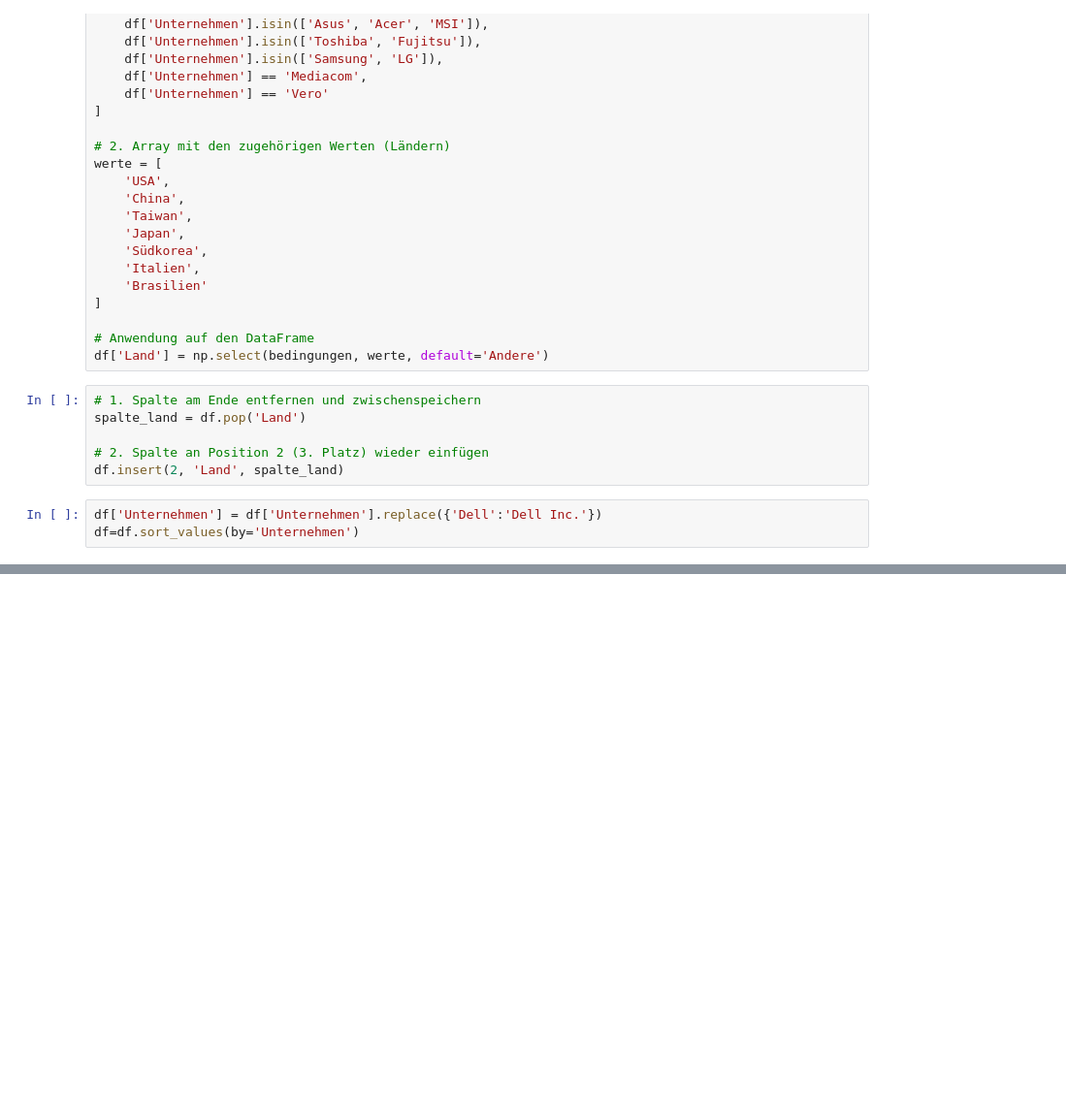
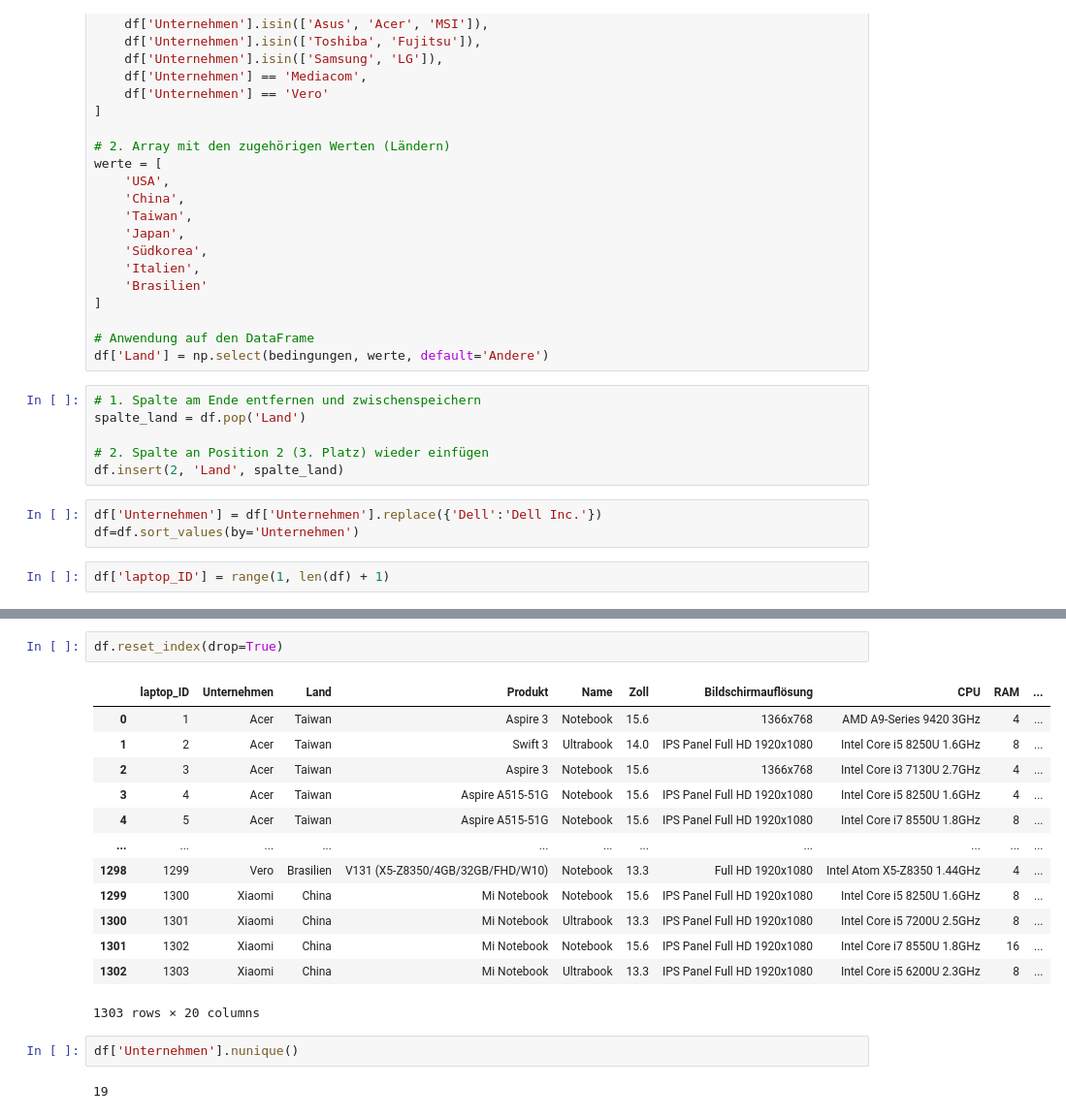
Before and after one commit to DzaferDz/Data-Science-Learning, a Jupyter notebook: laptop.ipynb, the cells around one changed output, grey strips where cells are left out. Shown at 97% size. Saved outputs shown, nothing was run; the diff lists cells and outputs as text; blank space fills up the shorter version.

```diff
--- a/laptop.ipynb
+++ b/laptop.ipynb
@@ -177,3 +177,5 @@ df.insert(2, 'Land', spalte_land)
 # %%
 df['Unternehmen'] = df['Unternehmen'].replace({'Dell':'Dell Inc.'})
 df=df.sort_values(by='Unternehmen')
+# %%
+df['laptop_ID'] = range(1, len(df) + 1)
@@ -179,0 +191,20 @@ df=df.sort_values(by='Unternehmen')
+# %%
+df.reset_index(drop=True)
+# %% [output]
+|  | laptop_ID | Unternehmen | Land | Produkt | Name | Zoll | Bildschirmauflösung | CPU | RAM | ... |
+| 0 | 1 | Acer | Taiwan | Aspire 3 | Notebook | 15.6 | 1366x768 | AMD A9-Series 9420 3GHz | 4 | ... |
+| 1 | 2 | Acer | Taiwan | Swift 3 | Ultrabook | 14.0 | IPS Panel Full HD 1920x1080 | Intel Core i5 8250U 1.6GHz | 8 | ... |
+| 2 | 3 | Acer | Taiwan | Aspire 3 | Notebook | 15.6 | 1366x768 | Intel Core i3 7130U 2.7GHz | 4 | ... |
+| 3 | 4 | Acer | Taiwan | Aspire A515-51G | Notebook | 15.6 | IPS Panel Full HD 1920x1080 | Intel Core i5 8250U 1.6GHz | 4 | ... |
+| 4 | 5 | Acer | Taiwan | Aspire A515-51G | Notebook | 15.6 | IPS Panel Full HD 1920x1080 | Intel Core i7 8550U 1.8GHz | 8 | ... |
+| ... | ... | ... | ... | ... | ... | ... | ... | ... | ... | ... |
+| 1298 | 1299 | Vero | Brasilien | V131 (X5-Z8350/4GB/32GB/FHD/W10) | Notebook | 13.3 | Full HD 1920x1080 | Intel Atom X5-Z8350 1.44GHz | 4 | ... |
+| 1299 | 1300 | Xiaomi | China | Mi Notebook | Notebook | 15.6 | IPS Panel Full HD 1920x1080 | Intel Core i5 8250U 1.6GHz | 8 | ... |
+| 1300 | 1301 | Xiaomi | China | Mi Notebook | Ultrabook | 13.3 | IPS Panel Full HD 1920x1080 | Intel Core i5 7200U 2.5GHz | 8 | ... |
+| 1301 | 1302 | Xiaomi | China | Mi Notebook | Notebook | 15.6 | IPS Panel Full HD 1920x1080 | Intel Core i7 8550U 1.8GHz | 16 | ... |
+| 1302 | 1303 | Xiaomi | China | Mi Notebook | Ultrabook | 13.3 | IPS Panel Full HD 1920x1080 | Intel Core i5 6200U 2.3GHz | 8 | ... |
+1303 rows × 20 columns
+# %%
+df['Unternehmen'].nunique()
+# %% [output]
+19
```
Also changed, not shown: parts of 1 cell of this notebook, 7 other files.
